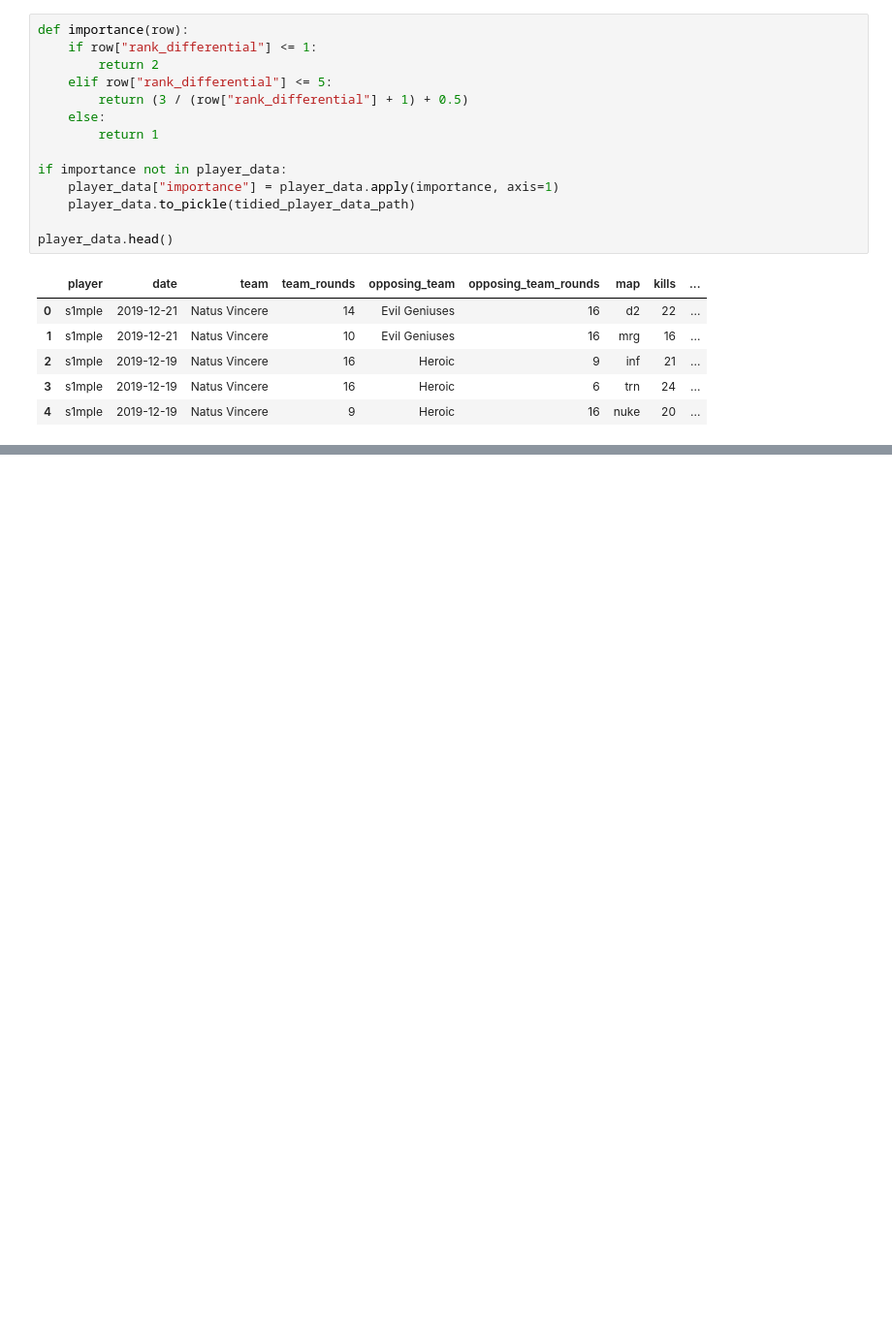
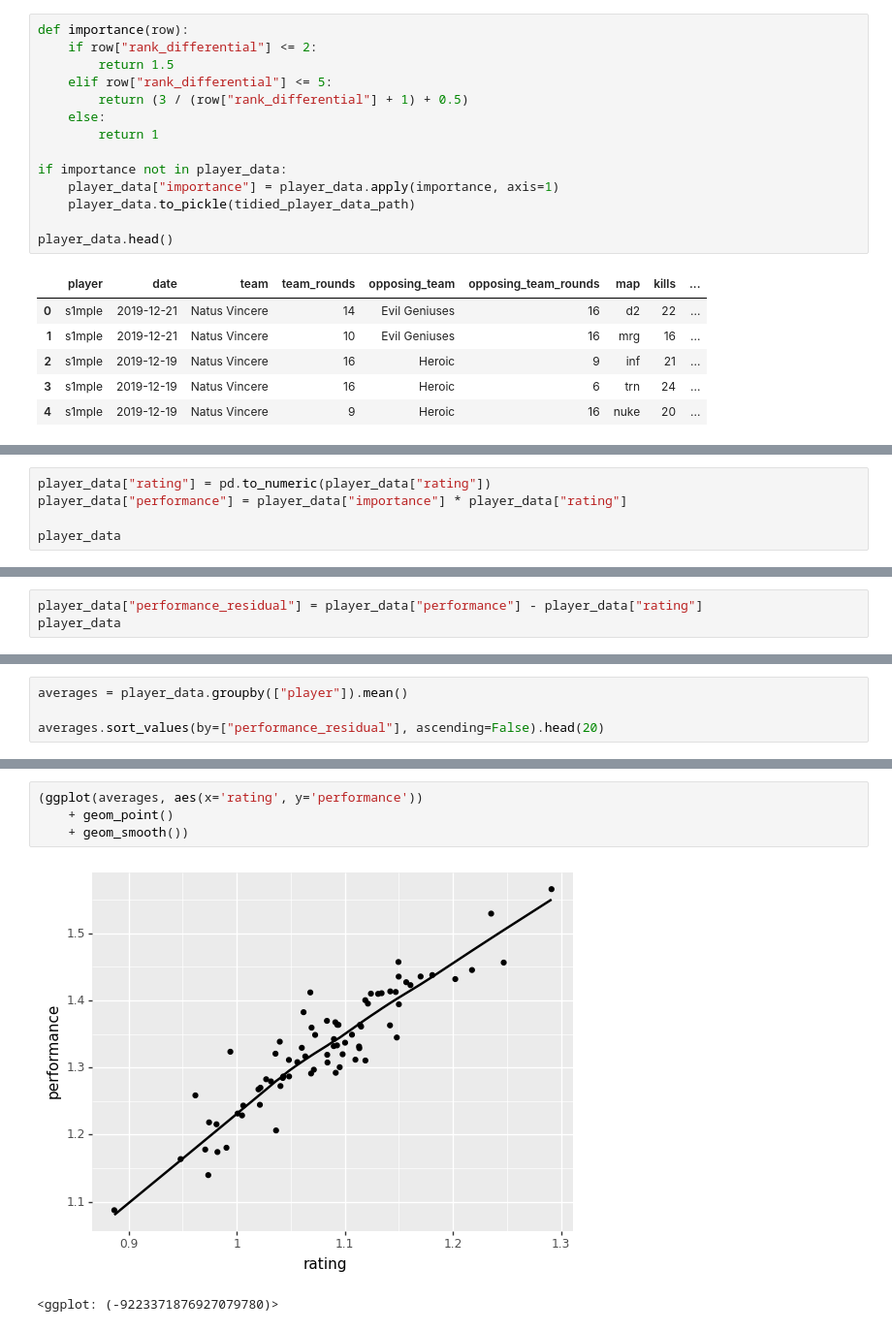
Before and after one commit to SphinxNumberNine/CS-GO-Data-Analysis, a Jupyter notebook: report.ipynb, the cells around one changed output, grey strips where cells are left out. Shown: that part at 97% size. Drawn from its saved outputs; the diff is of its cells as text; blank space fills up the shorter version.

```diff
--- a/report.ipynb
+++ b/report.ipynb
@@ -350,8 +351,8 @@ To explain this a bit, if a team plays against a team higher ranked than them, t
 Let's use this formula to add a column to our dataframe.
 # %%
 def importance(row):
-    if row["rank_differential"] <= 1:
-        return 2
+    if row["rank_differential"] <= 2:
+        return 1.5
     elif row["rank_differential"] <= 5:
         return (3 / (row["rank_differential"] + 1) + 0.5)
     else:
@@ -371,0 +375,5 @@ player_data.head()
+# %%
+player_data["rating"] = pd.to_numeric(player_data["rating"])
+player_data["performance"] = player_data["importance"] * player_data["rating"]
+
+player_data
@@ -371,0 +394,3 @@ player_data.head()
+# %%
+player_data["performance_residual"] = player_data["performance"] - player_data["rating"]
+player_data
@@ -371,0 +417,4 @@ player_data.head()
+# %%
+averages = player_data.groupby(["player"]).mean()
+
+averages.sort_values(by=["performance_residual"], ascending=False).head(20)
@@ -371,0 +442,7 @@ player_data.head()
+# %%
+(ggplot(averages, aes(x='rating', y='performance'))
+    + geom_point()
+    + geom_smooth())
+# %% [output]
+[figure, added]
+<ggplot: (-9223371876927079780)>
```
Also changed, not shown: parts of 11 cells of this notebook, 1 other file.
